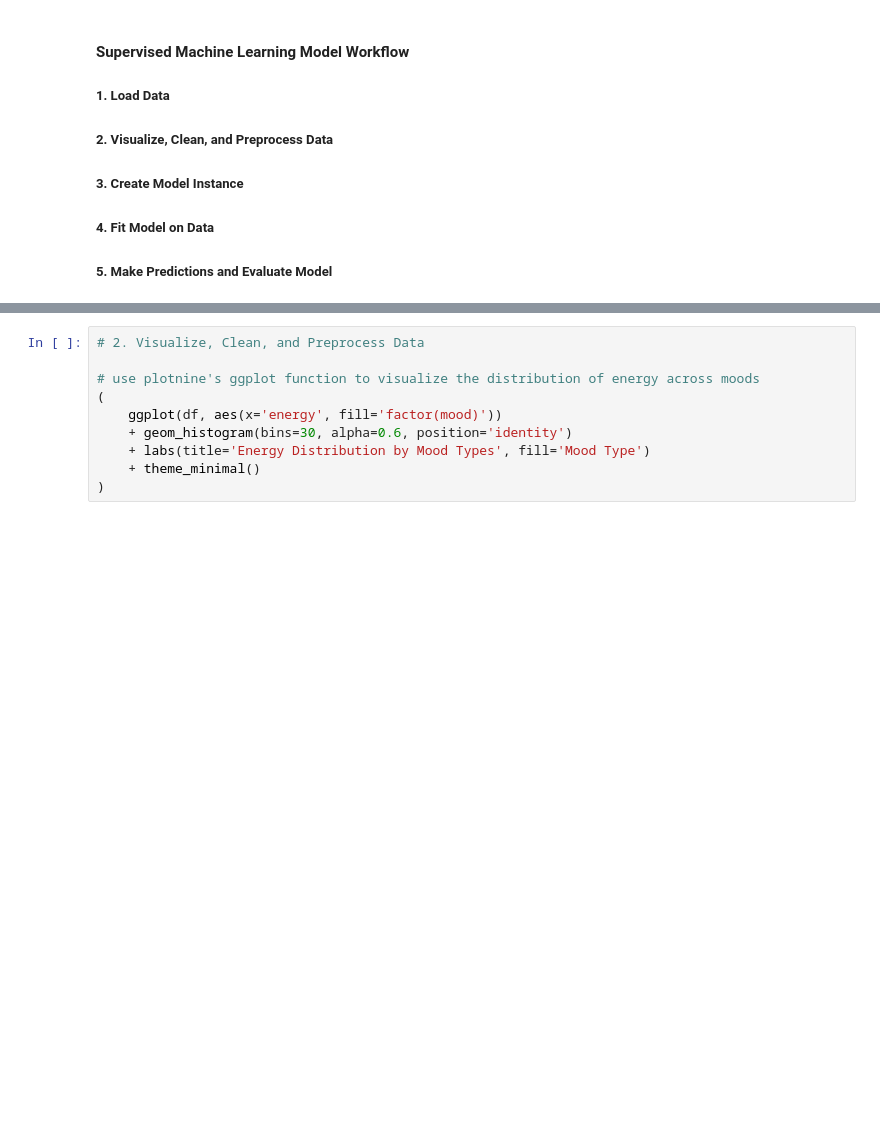
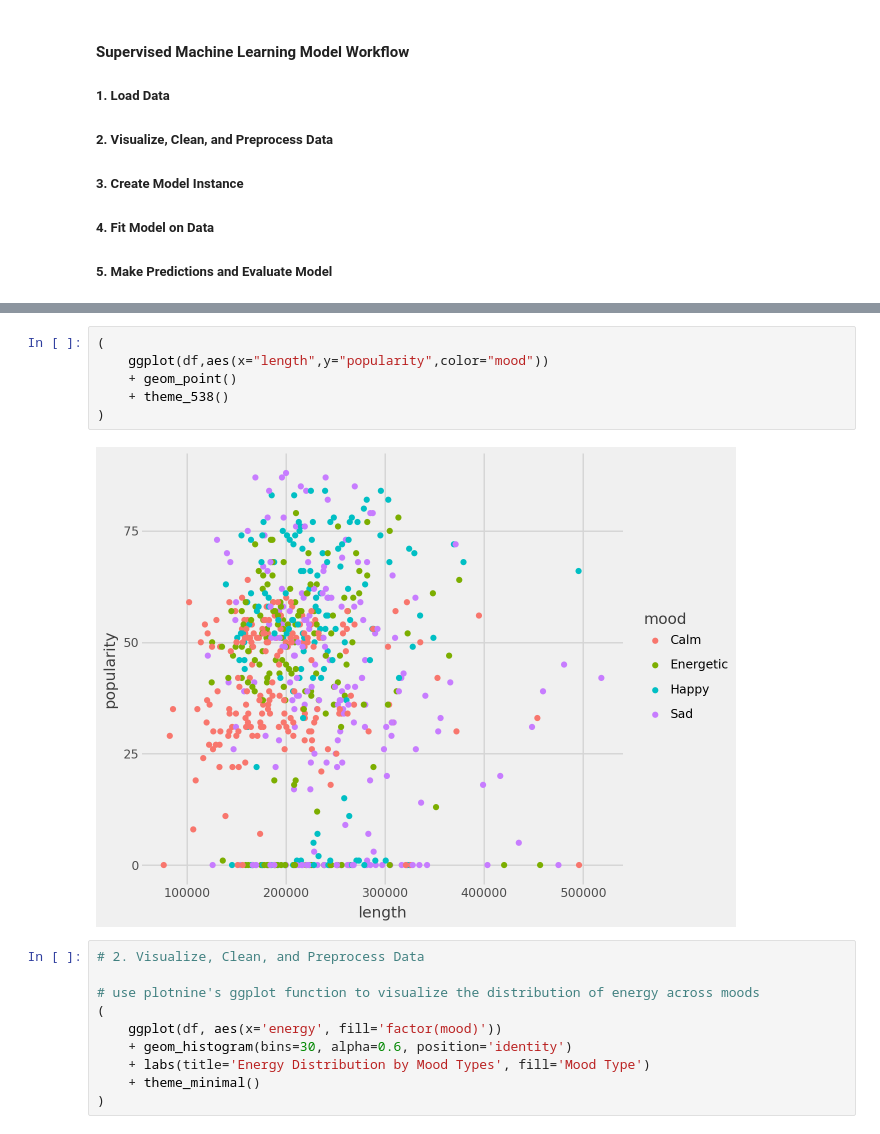
Before and after one commit to rhamzaali/CPSC393-MachineLearning, a Jupyter notebook: code/01_DataScience_Review.ipynb, the cells around one changed output, grey strips where cells are left out. Saved outputs shown, nothing was run; the diff lists cells and outputs as text; blank space fills up the shorter version.

```diff
--- a/code/01_DataScience_Review.ipynb
+++ b/code/01_DataScience_Review.ipynb
@@ -34,6 +34,14 @@ df.head()
 | 2 | 9 Crimes | 9 | Damien Rice | 5GZEeowhvSieFDiR8fQ2im | 2006-11-06 | 60 | 217946 | 0.346 | 0.91300 | ... |
 | 3 | 99 Luftballons | 99 Luftballons | Nena | 6HA97v4wEGQ5TUClRM0XLc | 1984-08-21 | 2 | 233000 | 0.466 | 0.08900 | ... |
 | 4 | A Boy Brushed Red Living In Black... | They're Only Chasing Safety | Underoath | 47IWLfIKOKhFnz1FUEUIkE | 2004-01-01 | 60 | 268000 | 0.419 | 0.00171 | ... |
+# %%
+(
+    ggplot(df,aes(x="length",y="popularity",color="mood"))
+    + geom_point()
+    + theme_538()
+)
+# %% [output]
+[figure, added]
 # %%
 # 2. Visualize, Clean, and Preprocess Data
 
```
Also changed, not shown: parts of 4 cells of this notebook, 2 other files.
